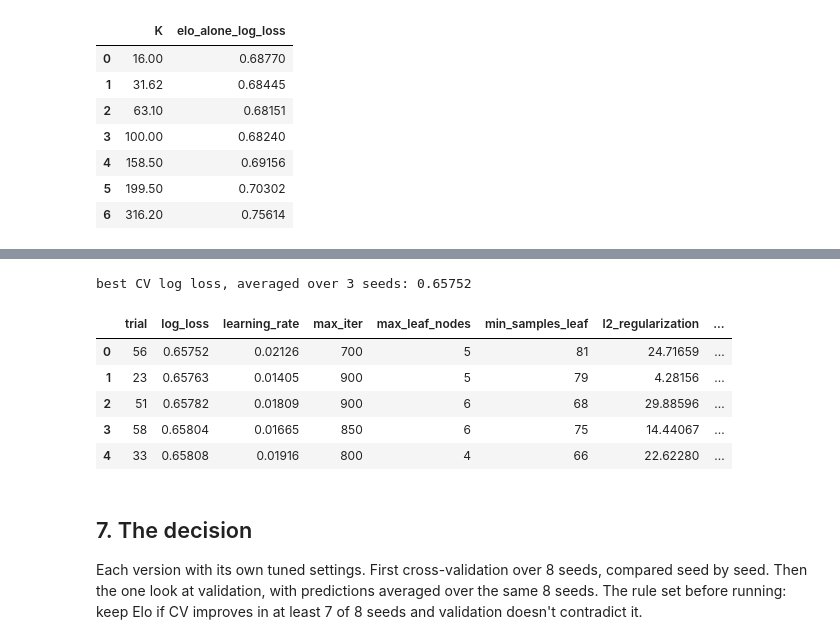
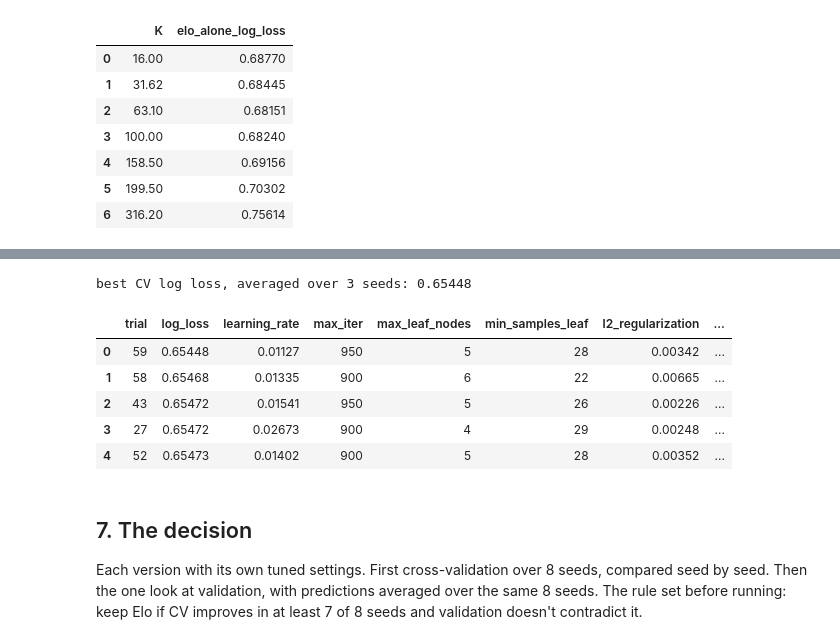
Before and after one commit to matteoberagnoli/ufc_fight_predictor, a Jupyter notebook: 05_elo.ipynb, the cells around one changed output, grey strips where cells are left out. Cells and saved outputs as stored; diff of their text form; code cells hidden in the pictures.

```diff
--- a/05_elo.ipynb
+++ b/05_elo.ipynb
@@ -189,0 +120,12 @@ chosen K: 251.2  (the search's 39.81 lost the check)
+# %%
+curve = choose_elo_settings(without_elo, params_previous)
+choice = pick_elo_setting(curve, previous)
+current = curve[(curve.K == previous["k"])
+                & (curve.unanimous == (previous["weights"] or {}).get("unanimous", 1.0))
+                & (curve.narrow == (previous["weights"] or {}).get("narrow", 1.0))]
+print(f"previous Elo on this grid: {current.cv_log_loss.iloc[0]:.5f}   best: {curve.cv_log_loss.min():.5f}")
+print(f"{choice['near_best']} settings within 0.0005 of the best; closest to the previous Elo: "
+      f"K {choice['k']}, weights {choice['weights']}, CV {choice['cv_log_loss']:.5f}")
+print("best per K:")
+print(curve.loc[curve.groupby("K").cv_log_loss.idxmin()].sort_values("K").round(5).to_string(index=False))
+curve.head(10).round(5)
@@ -189,0 +163,22 @@ chosen K: 251.2  (the search's 39.81 lost the check)
+# %%
+weights_or_classic = lambda w: w or {"unanimous": 1.0, "narrow": 1.0}
+table_previous = build_featured_table(fights, fighters, alphas, elo_k=previous["k"], elo_weights=previous["weights"])
+train_previous, validation_previous, _ = chronological_split(table_previous)
+adopt, study_new = False, None
+if (choice["k"], choice["weights"]) != (previous["k"], weights_or_classic(previous["weights"])):
+    table_new = build_featured_table(fights, fighters, alphas, elo_k=choice["k"], elo_weights=choice["weights"])
+    train_new, validation_new, _ = chronological_split(table_new)
+    study_new = tune(train_new, n_trials=60)
+    change = (np.array(cv_log_loss(train_new, study_new.best_params, seeds=SEEDS)["log_loss_by_seed"])
+              - np.array(cv_log_loss(train_previous, params_previous, seeds=SEEDS)["log_loss_by_seed"]))
+    p_new, _, _ = seed_averaged(train_new, validation_new, study_new.best_params)
+    p_prev, _, _ = seed_averaged(train_previous, validation_previous, params_previous)
+    v_new, v_prev = score(y[mens], p_new[mens])["log_loss"], score(y[mens], p_prev[mens])["log_loss"]
+    adopt = (change < 0).sum() >= 7 and v_new <= v_prev
+    print(f"new Elo better in {(change < 0).sum()} of 8 seeds (mean change {change.mean():+.5f}); "
+          f"men's validation log loss {v_new:.4f} vs {v_prev:.4f}")
+best = choice if adopt else previous
+note = (f"searched K and win weights with the model's own settings; chosen K {choice['k']}, weights "
+        f"{choice['weights']}; {'adopted' if adopt else 'not adopted, previous kept'} by the rule (05_elo.ipynb, section 4)")
+save_elo_params(best["k"], curve.to_dict("records"), seeds=range(5), weights=best["weights"], note=note)
+print(note)
@@ -194,6 +192,6 @@ The same shared chain as notebook 03, now with the K from section 4. Spot-check:
 where Matt Serra upset Georges St-Pierre.
 # %%
-featured = build_featured_table(fights, fighters, alphas, elo_k=best_k)
+featured = build_featured_table(fights, fighters, alphas, elo_k=best["k"], elo_weights=best["weights"])
 save_processed(featured, "fights_featured")
 
 assert manifest.unclassified_columns(featured) == []
@@ -215,18 +212,18 @@ If section 4 kept the search's K, this repeats its tuning exactly (same table, s
 # %%
 train, validation, _ = chronological_split(featured)      # the test years stay closed
-study_with = tune(train, n_trials=60)
+study_with = study_new if adopt else tune(train, n_trials=60)
 save_params(study_with)
 params_with = study_with.best_params
 print(f"best CV log loss, averaged over 3 seeds: {study_with.best_value:.5f}")
 tuning_table(study_with, top=5)
 # %% [output]
-best CV log loss, averaged over 3 seeds: 0.65752
+best CV log loss, averaged over 3 seeds: 0.65448
 |  | trial | log_loss | learning_rate | max_iter | max_leaf_nodes | min_samples_leaf | l2_regularization | ... |
-| 0 | 56 | 0.65752 | 0.02126 | 700 | 5 | 81 | 24.71659 | ... |
-| 1 | 23 | 0.65763 | 0.01405 | 900 | 5 | 79 | 4.28156 | ... |
-| 2 | 51 | 0.65782 | 0.01809 | 900 | 6 | 68 | 29.88596 | ... |
-| 3 | 58 | 0.65804 | 0.01665 | 850 | 6 | 75 | 14.44067 | ... |
-| 4 | 33 | 0.65808 | 0.01916 | 800 | 4 | 66 | 22.62280 | ... |
+| 0 | 59 | 0.65448 | 0.01127 | 950 | 5 | 28 | 0.00342 | ... |
+| 1 | 58 | 0.65468 | 0.01335 | 900 | 6 | 22 | 0.00665 | ... |
+| 2 | 43 | 0.65472 | 0.01541 | 950 | 5 | 26 | 0.00226 | ... |
+| 3 | 27 | 0.65472 | 0.02673 | 900 | 4 | 29 | 0.00248 | ... |
+| 4 | 52 | 0.65473 | 0.01402 | 900 | 5 | 28 | 0.00352 | ... |
 # %% [markdown]
 ## 7. The decision
 
```
Also changed, not shown: parts of 18 cells of this notebook, 23 other files.
